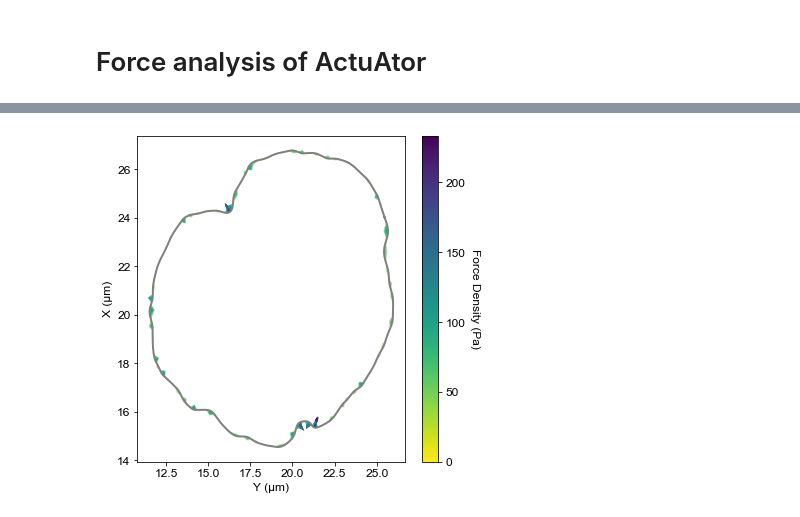
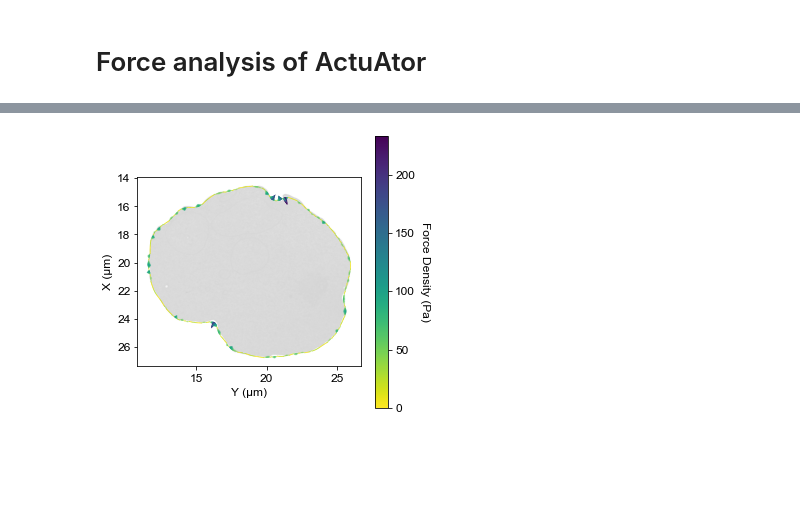
Before and after one commit to RangamaniLabUCSD/ActuAtorForceEstimation, a Jupyter notebook: analysis.ipynb, the cells around one changed output, grey strips where cells are left out. Drawn from its saved outputs; the diff is of its cells as text; code cells hidden in the pictures; blank space fills up the shorter version.

Commit message:
Add cell images
Signed-off-by: Christopher T. Lee <ctlee@ucsd.edu>

```diff
--- a/analysis.ipynb
+++ b/analysis.ipynb
@@ -4,6 +4,7 @@
 %matplotlib inline
 from functools import partial
 
+from PIL import Image
 import matplotlib.pyplot as plt
 import numpy as np
 
@@ -37,6 +38,21 @@ files = list(
     )
 )
 
+images = {
+    "34D-grid2-s3-acta1_001_16": 0.012723,
+    "34D-grid3-ActA1_007_16": 0.015904,
+    "34D-grid3-ActA1_013_16": 0.015904,
+    "34D-grid2-s2_002_16": 0.015904,
+    "34D-grid2-s5_005_16": 0.015904,
+    "34D-grid3-ActA1_020_16": 0.015904,
+    "34D-grid3-s6_005_16": 0.015904,
+    "34D-grid2-s3_028_16": 0.015904,
+    "34D-grid3-ActA1_001_16": 0.015904,
+    "34D-grid3-ActA1_002_16": 0.015904,
+    "34D-grid3-ActA1_003_16": 0.015904,
+    "34D-grid3-ActA1_004_16": 0.015904,
+}
+
 
 parameters = {
     "Kb": 0.1,  # Bending modulus (pN um; original 1e-19 J)
@@ -64,7 +80,7 @@ energy_log = np.zeros(n_iter)
 cm = mpl.cm.viridis_r
 
 for file in files:
-    print("Processing:", file)
+    print("Processing:", file.stem)
     original_coords = np.loadtxt(file)
     original_coords = np.vstack(
         (original_coords, original_coords[0])
@@ -82,9 +98,8 @@ for file in files:
             relaxed_coords - u.egrad(f_energy)(relaxed_coords) * dt
         )
         relaxed_coords[-1] = relaxed_coords[0]
-    print(energy_log[::10])
-
-    print(getEnergy2DClosed_notrace(relaxed_coords, **parameters))
+    # print(energy_log[::10])
+    # print(getEnergy2DClosed_notrace(relaxed_coords, **parameters))
 
     x = relaxed_coords[:-1, 0]
     y = relaxed_coords[:-1, 1]
@@ -92,43 +107,64 @@ for file in files:
     dx = np.roll(x, -1) - x
     dy = np.roll(y, -1) - y
     edgeLengths = np.sqrt(dx**2 + dy**2)
+
     dualLengths = ((edgeLengths + np.roll(edgeLengths, 1)) / 2.0).reshape(-1, 1)
     dualLengths = np.vstack((dualLengths, dualLengths[0]))
 
+    # print("mean length:", np.mean(dualLengths**2))
+
     forces = -u.egrad(f_energy)(relaxed_coords) / dualLengths
     f_mag = np.linalg.norm(forces, axis=1)
-
 
     norm = mpl.colors.Normalize(vmin=np.amin(f_mag), vmax=np.amax(f_mag))
     # Map values to colors and add vertex color layer
     colors = cm(norm(f_mag))
 
-    fig, ax = plt.subplots(1, 1, figsize=(6, 6))
-    # ax.plot(original_coords[:, 0], original_coords[:, 1], color="r")
-    ax.plot(relaxed_coords[:, 0], relaxed_coords[:, 1], color="gray")
+    with Image.open(f"crop_images/{file.stem}.png") as im:
+        pixel_scale = images[file.stem]
 
-    ax.quiver(
-        relaxed_coords[:, 0],
-        relaxed_coords[:, 1],
-        forces[:, 0],
-        forces[:, 1],
-        units = 'xy',
-        label="force",
-        color=colors,
-        scale = 400,
-        width= 0.05
-    )
-    ax.set_ylabel(r"X (μm)")
-    ax.set_xlabel(r"Y (μm)")
+        fig, ax = plt.subplots(1, 1, figsize=(5, 5))
+        # ax.plot(original_coords[:, 0], original_coords[:, 1], color="r")
+        # ax.plot(relaxed_coords[:, 0], relaxed_coords[:, 1], color="gray", zorder=1)
 
-    # Shrink current axis by 20%
-    box = ax.get_position()
-    ax.set_position([box.x0, box.y0, box.width * 0.8, box.height])
+        ax.quiver(
+            relaxed_coords[:, 0],
+            relaxed_coords[:, 1],
+            forces[:, 0],
+            -forces[:, 1],
+            units="xy",
+            label="force",
+            color=colors,
+            scale=400,
+            width=0.07,
+            zorder=10,
+        )
+        ax.set_ylabel(r"X (μm)")
+        ax.set_xlabel(r"Y (μm)")
 
-    # ax.legend(loc="center left", bbox_to_anchor=(1, 0.5))
-    cbar = fig.colorbar(mpl.cm.ScalarMappable(norm=norm, cmap = cm), ax = ax)
-    cbar.ax.get_yaxis().labelpad = 15
-    cbar.ax.set_ylabel("Force Density (Pa)", rotation=270)
+        x_lim = np.array(ax.get_xlim())
+        y_lim = np.array(ax.get_ylim())
 
-    plt.show()
+        x_lim_pix = (x_lim / pixel_scale).round()
+        y_lim_pix = (y_lim / pixel_scale).round()
+
+        ax.set_ylim(ax.get_ylim()[::-1])
+
+        im = im.crop((x_lim_pix[0], y_lim_pix[0], x_lim_pix[1], y_lim_pix[1]))
+
+        plt.imshow(
+            im, alpha=0.3, extent=(x_lim[0], x_lim[1], y_lim[1], y_lim[0]), zorder=0
+        )
+
+        # Shrink current axis by 20%
+        box = ax.get_position()
+        ax.set_position([box.x0, box.y0, box.width * 0.8, box.height])
+
+        # ax.legend(loc="center left", bbox_to_anchor=(1, 0.5))
+        cbar = fig.colorbar(mpl.cm.ScalarMappable(norm=norm, cmap=cm), ax=ax)
+        cbar.ax.get_yaxis().labelpad = 15
+        cbar.ax.set_ylabel("Force Density (Pa)", rotation=270)
+
+        plt.savefig(f"Figures/{file.stem}_force.pdf")
+        # plt.show()
 # %% [output]
@@ -172 +176 @@ Processing: coordinates/cell2/34D-grid3-ActA1_007_16.txt
-[figure, old version]
+[figure, new version]
```
Also changed, not shown: parts of 5 cells of this notebook, 12 other files.
